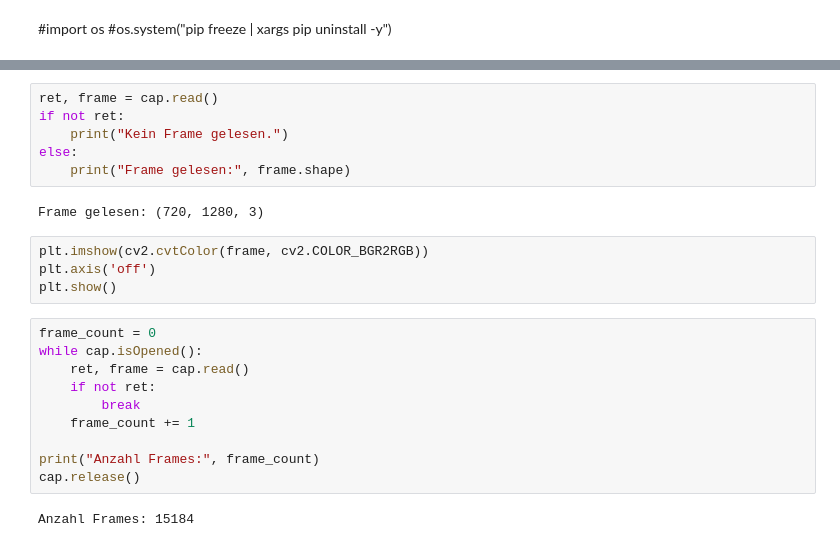
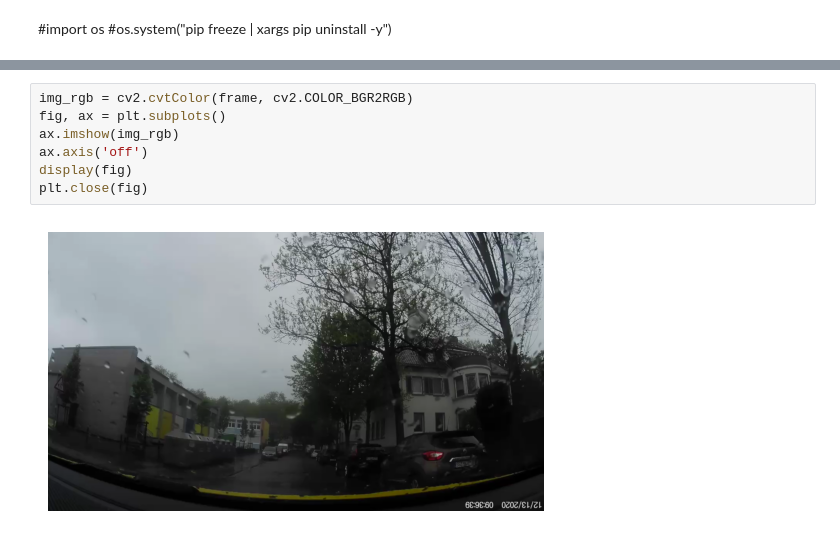
Before and after one commit to superdent/iu_computer_vision, a Jupyter notebook: notebook/iu_projekt_computer_vision.ipynb, the cells around one changed output, grey strips where cells are left out. Saved outputs shown, nothing was run; the diff lists cells and outputs as text.

```diff
--- a/notebook/iu_projekt_computer_vision.ipynb
+++ b/notebook/iu_projekt_computer_vision.ipynb
@@ -70,24 +93,9 @@ Video erfolgreich geöffnet.
-# %%
-ret, frame = cap.read()
-if not ret:
-    print("Kein Frame gelesen.")
-else:
-    print("Frame gelesen:", frame.shape)
-# %% [output]
-Frame gelesen: (720, 1280, 3)
-# %%
-plt.imshow(cv2.cvtColor(frame, cv2.COLOR_BGR2RGB))
-plt.axis('off')
-plt.show()
-# %%
-frame_count = 0
-while cap.isOpened():
-    ret, frame = cap.read()
-    if not ret:
-        break
-    frame_count += 1
-
-print("Anzahl Frames:", frame_count)
-cap.release()
-# %% [output]
-Anzahl Frames: 15184
+# %%
+img_rgb = cv2.cvtColor(frame, cv2.COLOR_BGR2RGB)
+fig, ax = plt.subplots()
+ax.imshow(img_rgb)
+ax.axis('off')
+display(fig)
+plt.close(fig)
+# %% [output]
+[figure, added]
```
Also changed, not shown: parts of 8 cells of this notebook, 3 other files.
